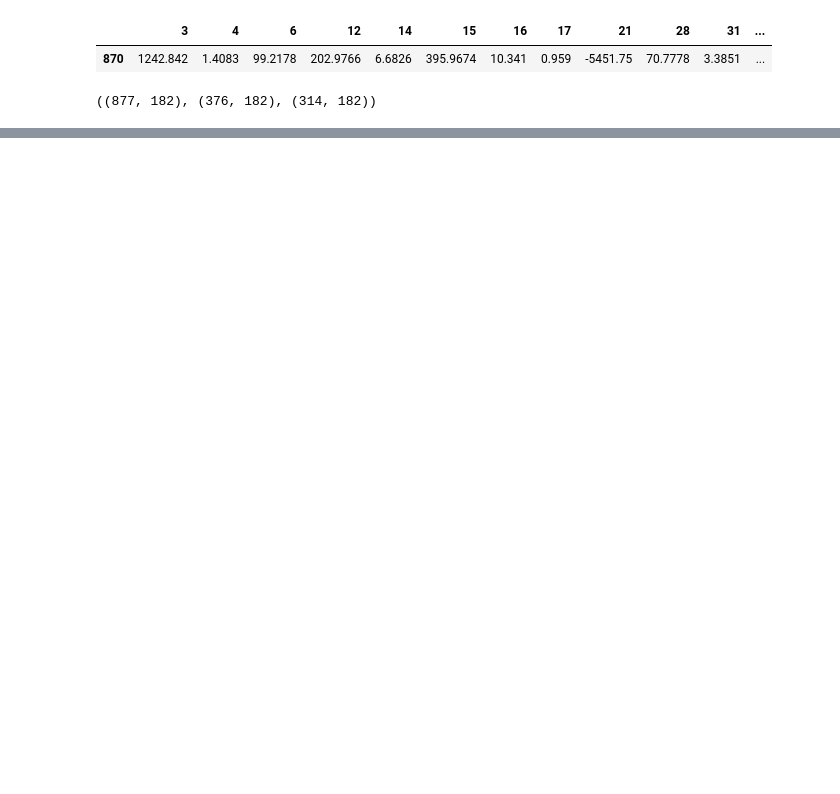
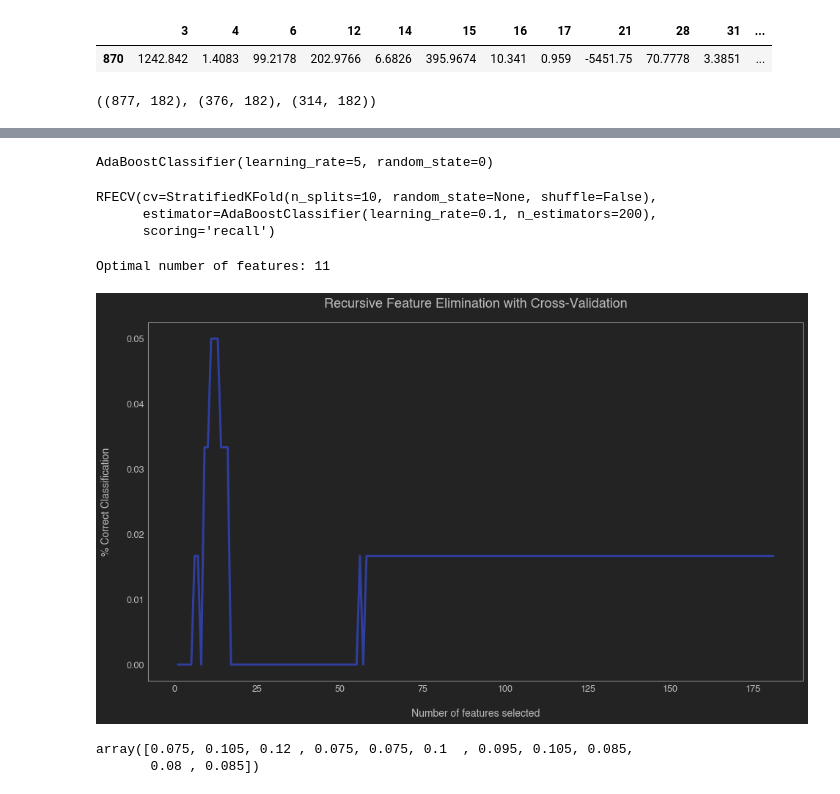
Before and after one commit to Ken-Alviola/individual_project, a Jupyter notebook: explore_semicon.ipynb, the cells around one changed output, grey strips where cells are left out. Cells and saved outputs as stored; diff of their text form; code cells hidden in the pictures; blank space fills up the shorter version.

```diff
--- a/explore_semicon.ipynb
+++ b/explore_semicon.ipynb
@@ -165,0 +365,32 @@ train_scaled.shape, validate_scaled.shape, test_scaled.shape
+# %%
+best_clf
+# %% [output]
+AdaBoostClassifier(learning_rate=5, random_state=0)
+# %%
+abc = AdaBoostClassifier(n_estimators=200,
+                         learning_rate=0.1)
+rfecv = RFECV(estimator=abc, step=1, cv=StratifiedKFold(10), scoring='recall')
+rfecv.fit(X_train, y_train)
+# %% [output]
+RFECV(cv=StratifiedKFold(n_splits=10, random_state=None, shuffle=False),
+      estimator=AdaBoostClassifier(learning_rate=0.1, n_estimators=200),
+      scoring='recall')
+# %%
+print('Optimal number of features: {}'.format(rfecv.n_features_))
+# %% [output]
+Optimal number of features: 11
+# %%
+plt.figure(figsize=(16, 9))
+plt.title('Recursive Feature Elimination with Cross-Validation', fontsize=18, fontweight='bold', pad=20)
+plt.xlabel('Number of features selected', fontsize=14, labelpad=20)
+plt.ylabel('% Correct Classification', fontsize=14, labelpad=20)
+plt.plot(range(1, len(rfecv.grid_scores_) + 1), rfecv.grid_scores_, color='#303F9F', linewidth=3)
+
+plt.show()
+# %% [output]
+[figure, added]
+# %%
+rfecv.estimator_.feature_importances_
+# %% [output]
+array([0.075, 0.105, 0.12 , 0.075, 0.075, 0.1  , 0.095, 0.105, 0.085,
+       0.08 , 0.085])
```
Also changed, not shown: parts of 87 cells of this notebook, 1 other file.
